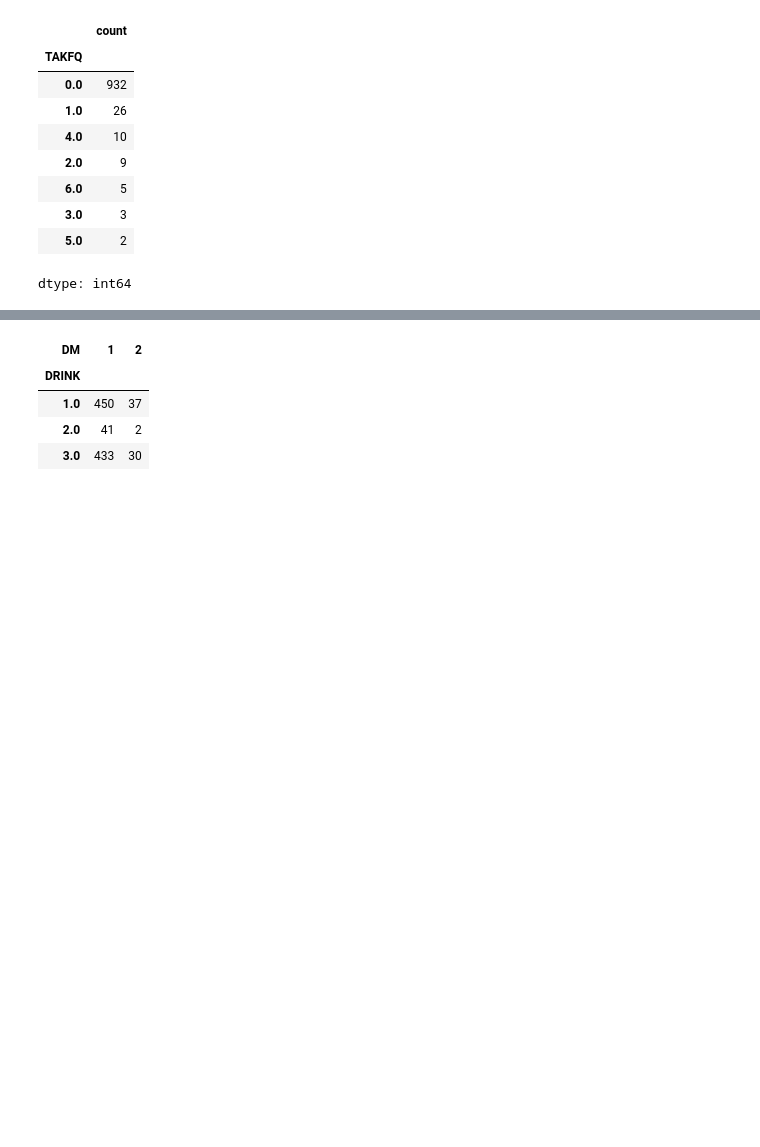
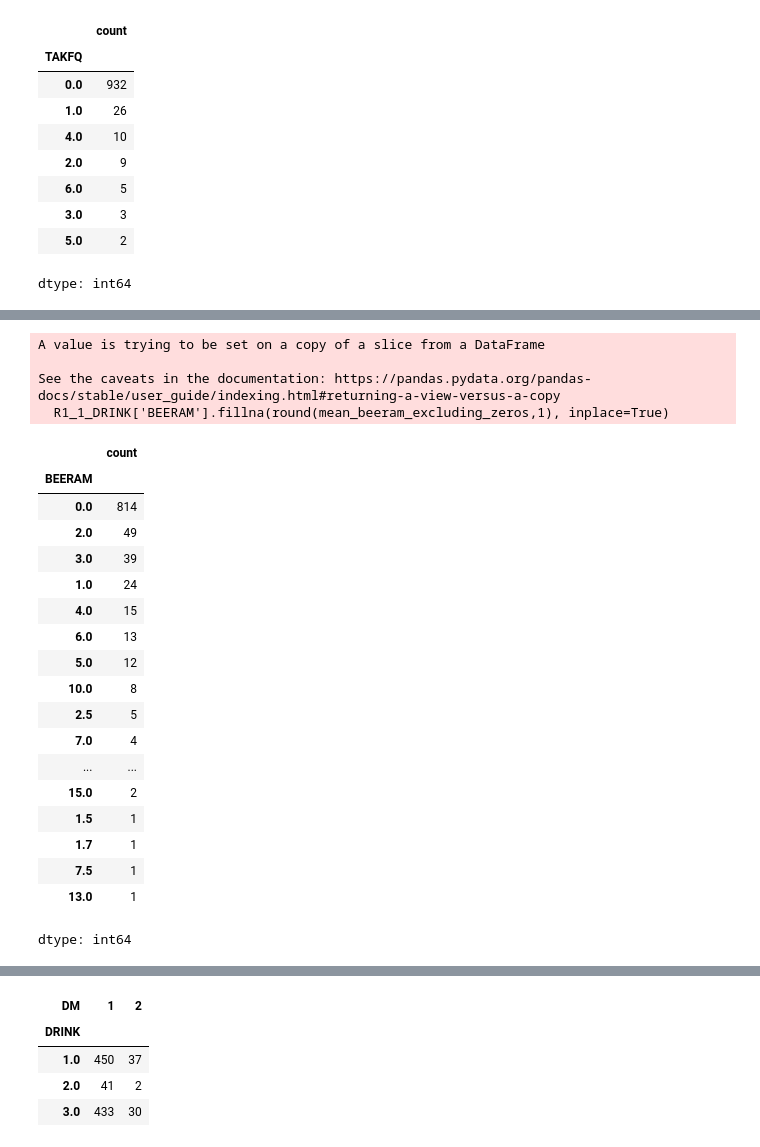
Before and after one commit to JOyongho4/DARTB4, a Jupyter notebook: KoreanHealthRecords.ipynb, the cells around one changed output, grey strips where cells are left out. Drawn from its saved outputs; the diff is of its cells as text; code cells hidden in the pictures; blank space fills up the shorter version.

```diff
--- a/KoreanHealthRecords.ipynb
+++ b/KoreanHealthRecords.ipynb
@@ -327,0 +455,4 @@ dtype: int64
+# %%
+# 0으로 BEERFQ 결측치 처리
+R1_1_DRINK['BEERFQ']=R1_1_DRINK['BEERFQ'].fillna(0)
+R1_1_DRINK['BEERFQ'].value_counts()
@@ -327,0 +475,31 @@ dtype: int64
+# %%
+# BEERFG가 0이면 BEERAM 결측치 0으로 처리, 0이 아니면 0이 제외한 값의 평균으로 결측치 처리
+mean_beeram_excluding_zeros = R1_1_DRINK[R1_1_DRINK['BEERAM'] != 0]['BEERAM'].mean()
+R1_1_DRINK.loc[R1_1_DRINK['BEERFQ'] == 0, 'BEERAM'] = 0
+R1_1_DRINK['BEERAM'].fillna(round(mean_beeram_excluding_zeros,1), inplace=True)
+round(mean_beeram_excluding_zeros,1)
+R1_1_DRINK['BEERAM'].value_counts()
+# %% [output]
+A value is trying to be set on a copy of a slice from a DataFrame
+
+See the caveats in the documentation: https://pandas.pydata.org/pandas-docs/stable/user_guide/indexing.html#returning-a-view-versus-a-copy
+  R1_1_DRINK['BEERAM'].fillna(round(mean_beeram_excluding_zeros,1), inplace=True)
+|  | count |
+| BEERAM |  |
+| 0.0 | 814 |
+| 2.0 | 49 |
+| 3.0 | 39 |
+| 1.0 | 24 |
+| 4.0 | 15 |
+| 6.0 | 13 |
+| 5.0 | 12 |
+| 10.0 | 8 |
+| 2.5 | 5 |
+| 7.0 | 4 |
+| ... | ... |
+| 15.0 | 2 |
+| 1.5 | 1 |
+| 1.7 | 1 |
+| 7.5 | 1 |
+| 13.0 | 1 |
+dtype: int64
```
Also changed, not shown: parts of 23 cells of this notebook.
